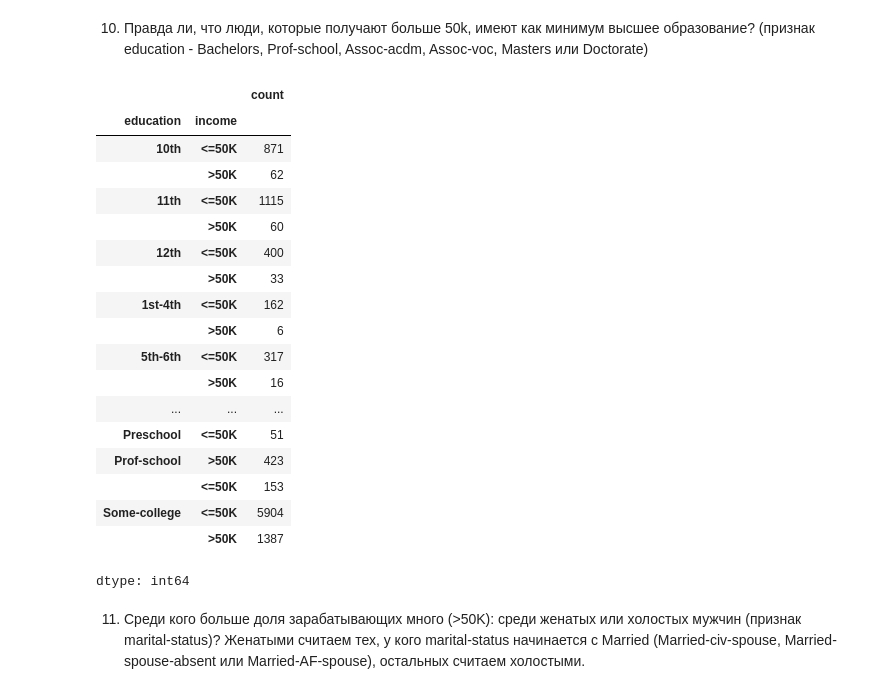
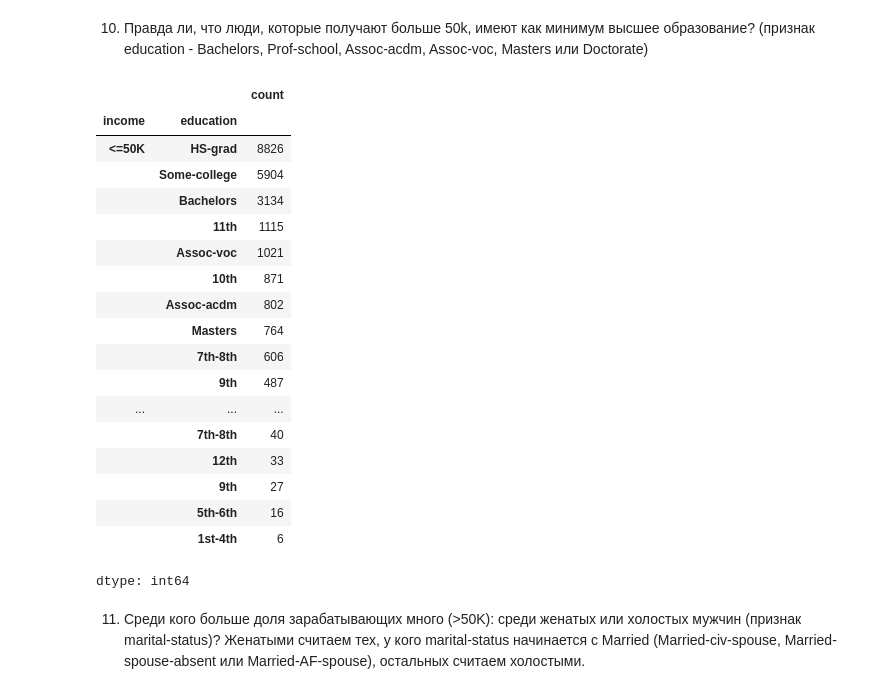
Before and after one commit to ilyak0n/comp_math, a Jupyter notebook: 5. Библиотека Pandas. Визуальный анализ данных/Практическая_работа_№5_Библиотека_Pandas.ipynb, the cells around one changed output. Cells and saved outputs as stored; diff of their text form; code cells hidden in the pictures.

```diff
--- a/5. Библиотека Pandas. Визуальный анализ данных/Практическая_работа_№5_Библиотека_Pandas.ipynb
+++ b/5. Библиотека Pandas. Визуальный анализ данных/Практическая_работа_№5_Библиотека_Pandas.ipynb
@@ -181,26 +181,26 @@ df.groupby('income')['age'].agg(['mean', 'std'])
 # %% [markdown]
 10) Правда ли, что люди, которые получают больше 50k, имеют как минимум высшее образование? (признак education - Bachelors, Prof-school, Assoc-acdm, Assoc-voc, Masters или Doctorate)
 # %%
-df.groupby('education')['income'].value_counts()
+df.groupby('income')['education'].value_counts()
 # %% [output]
 |  |  | count |
-| education | income |  |
-| 10th | <=50K | 871 |
-|  | >50K | 62 |
-| 11th | <=50K | 1115 |
-|  | >50K | 60 |
-| 12th | <=50K | 400 |
-|  | >50K | 33 |
-| 1st-4th | <=50K | 162 |
-|  | >50K | 6 |
-| 5th-6th | <=50K | 317 |
-|  | >50K | 16 |
+| income | education |  |
+| <=50K | HS-grad | 8826 |
+|  | Some-college | 5904 |
+|  | Bachelors | 3134 |
+|  | 11th | 1115 |
+|  | Assoc-voc | 1021 |
+|  | 10th | 871 |
+|  | Assoc-acdm | 802 |
+|  | Masters | 764 |
+|  | 7th-8th | 606 |
+|  | 9th | 487 |
 | ... | ... | ... |
-| Preschool | <=50K | 51 |
-| Prof-school | >50K | 423 |
-|  | <=50K | 153 |
-| Some-college | <=50K | 5904 |
-|  | >50K | 1387 |
+|  | 7th-8th | 40 |
+|  | 12th | 33 |
+|  | 9th | 27 |
+|  | 5th-6th | 16 |
+|  | 1st-4th | 6 |
 dtype: int64
 # %% [markdown]
 11) Среди кого больше доля зарабатывающих много (>50K): среди женатых или холостых мужчин (признак marital-status)? Женатыми считаем тех, у кого marital-status начинается с Married (Married-civ-spouse, Married-spouse-absent или Married-AF-spouse), остальных считаем холостыми.
```
Also changed, not shown: parts of 3 cells of this notebook.
